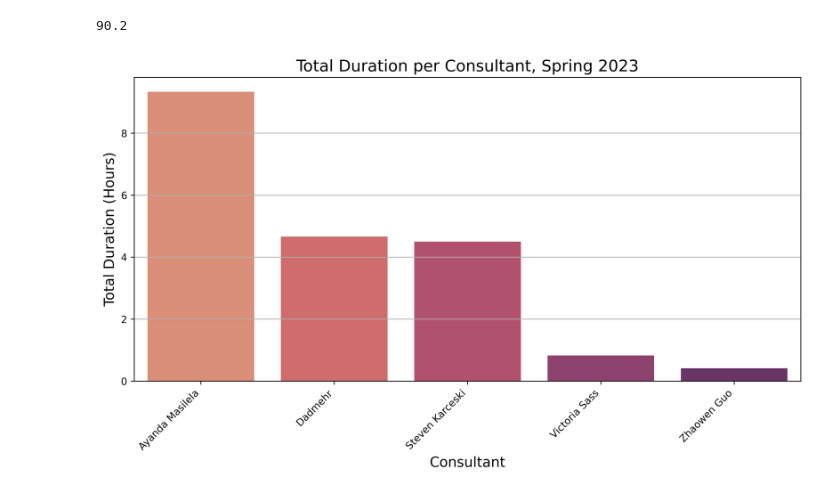
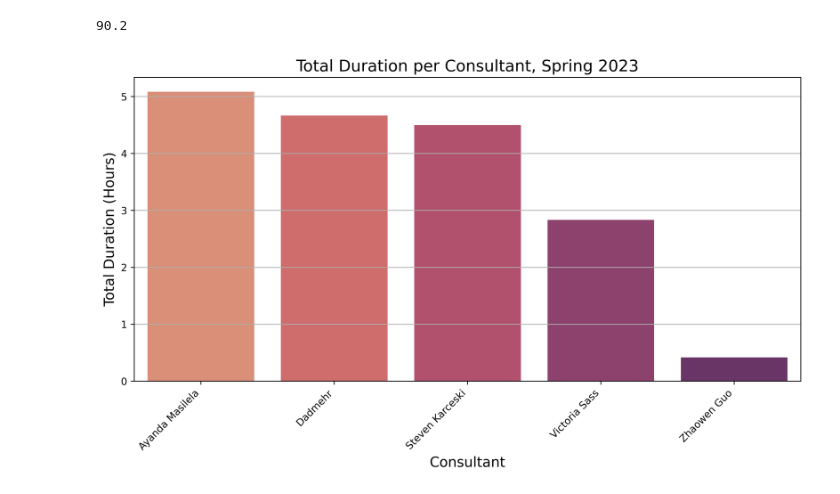
Before and after one commit to dadmehrdi/Web-Scraping, a Jupyter notebook: CSSCR Log.ipynb, the cells around one changed output. Drawn from its saved outputs; the diff is of its cells as text; code cells hidden in the pictures.

```diff
--- a/CSSCR Log.ipynb
+++ b/CSSCR Log.ipynb
@@ -67,35 +67,35 @@ df = pd.read_excel(file_url, sheet_name=sheet_name)
 
 # Convert 'Time start ' and 'Time end ' from object (string) to timedelta
 df['Time start '] = pd.to_timedelta(df['Time start '].astype(str))
 df['Time end '] = pd.to_timedelta(df['Time end '].astype(str))
 
 # Calculate duration in hours
-df['Duration'] = abs(df['Time end '] - df['Time start ']).dt.total_seconds() / 3600
+df['Duration'] = (df['Time end '] - df['Time start ']).dt.total_seconds() / 3600
 
 # Standardize consultant names
 df['Consultant'] = df['Consultant'].str.strip().str.lower()  # Normalize case and remove trailing spaces
 df['Consultant'] = df['Consultant'].replace('anwesa pan', 'anwesha pan')  # Standardize name
 df['Consultant'] = df['Consultant'].str.title()
 
 
 # Group by consultant and sum the durations
 total_durations = df.groupby('Consultant')['Duration'].sum()
 
 # Sort by total duration in descending order
 total_durations_sorted = total_durations.sort_values(ascending=False).reset_index()
 
 # Plot the data with Seaborn's 'flare' palette
 plt.figure(figsize=(10, 6), dpi = 500)
 sns.barplot(x='Consultant', y='Duration', data=total_durations_sorted, palette="flare")
 plt.title('Total Duration per Consultant, Spring 2023', fontsize=16)
 plt.xlabel('Consultant', fontsize=14)
 plt.ylabel('Total Duration (Hours)', fontsize=14)
 plt.xticks(rotation=45, ha='right')
 plt.grid(axis='y')
 plt.tight_layout()
 plt.show()
 # %% [output]
-[figure, old version]
+[figure, new version]
 # %%
 import pandas as pd
 import matplotlib.pyplot as plt
```
Also changed, not shown: parts of 1 cell of this notebook.
